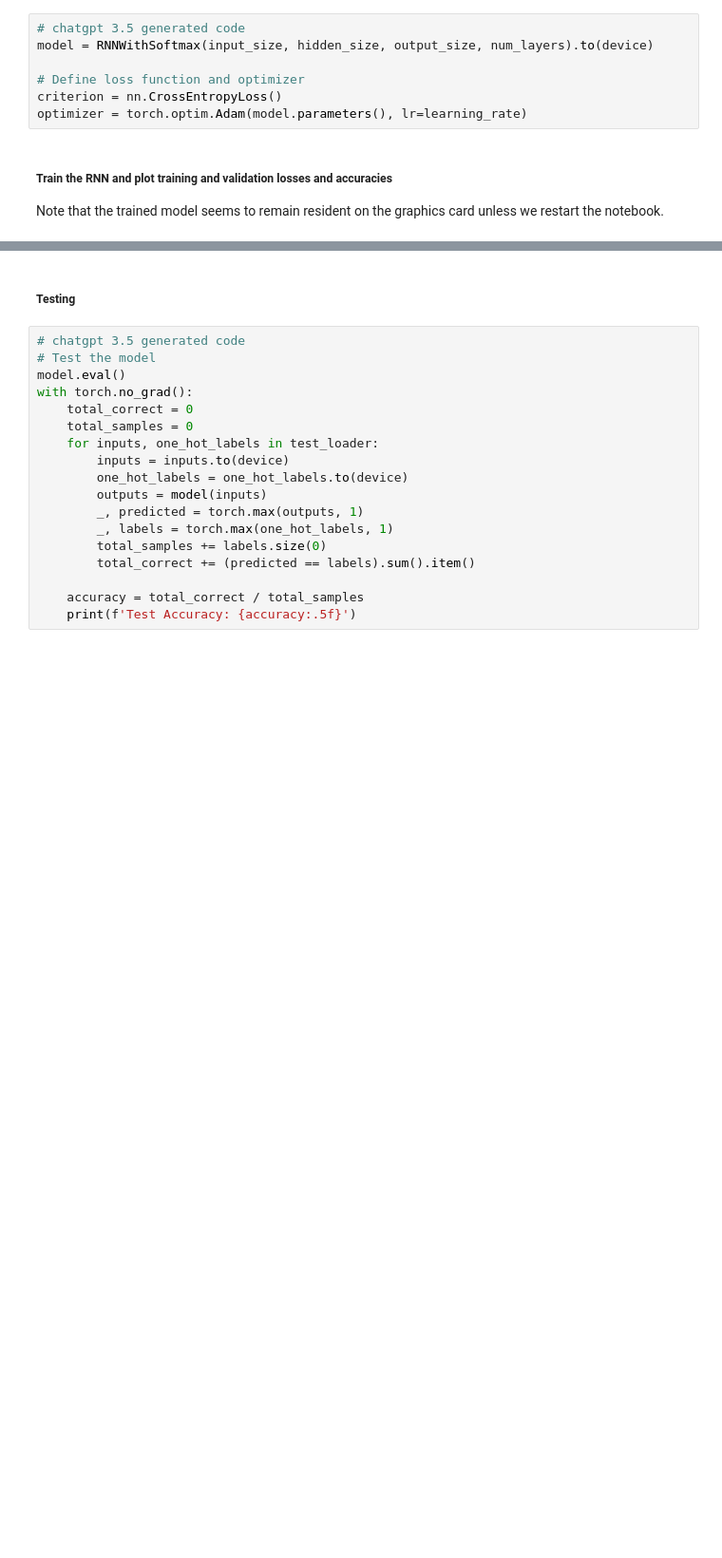
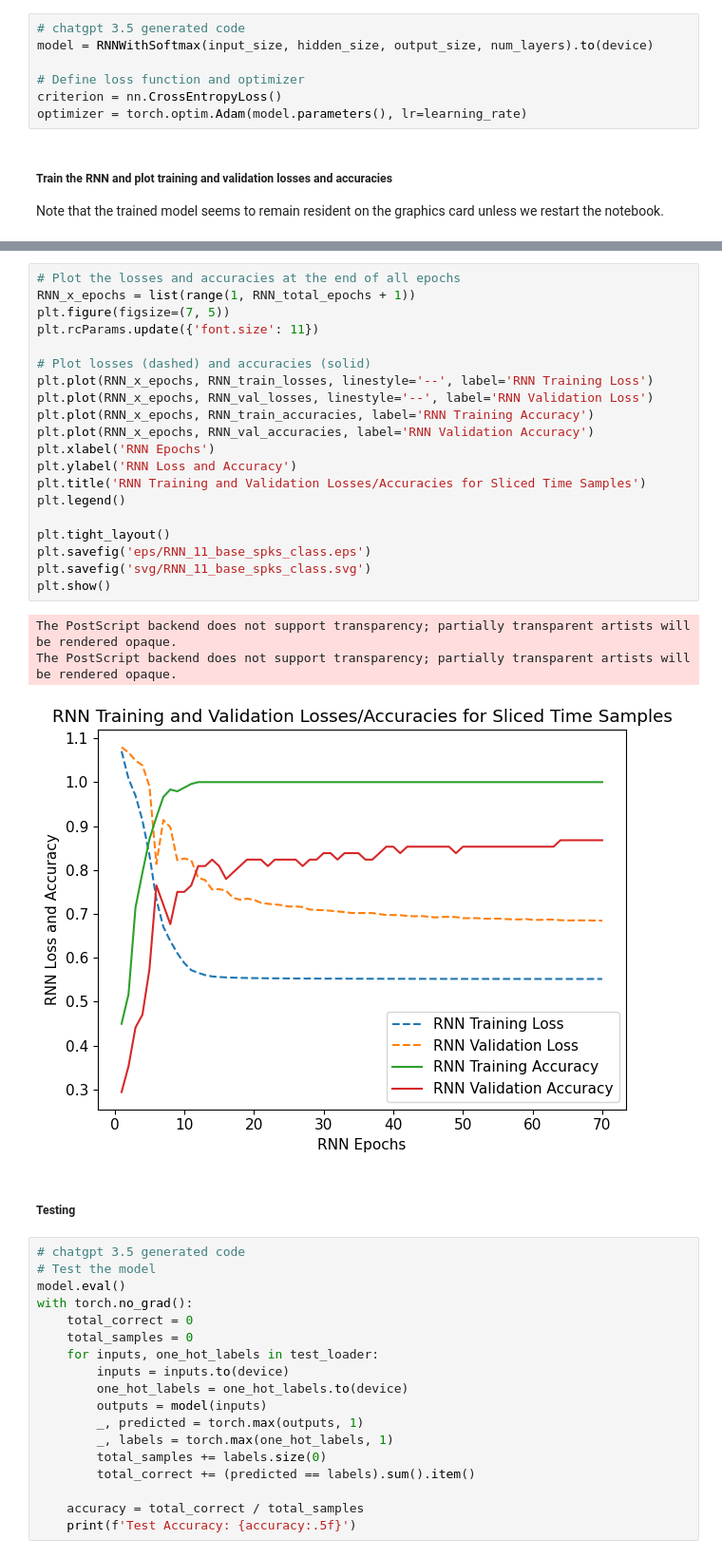
Before and after one commit to kkke/NeuroMatch_Project, a Jupyter notebook: ray notebook/notebook_rnn_lstm_gru_base_class.ipynb, the cells around one changed output, grey strips where cells are left out. Shown: that part at 95% size. Drawn from its saved outputs; the diff is of its cells as text; blank space fills up the shorter version.

Commit message:
updated plots

```diff
--- a/ray notebook/notebook_rnn_lstm_gru_base_class.ipynb
+++ b/ray notebook/notebook_rnn_lstm_gru_base_class.ipynb
@@ -457,3 +437,27 @@ The PostScript backend does not support transparency; partially transparent arti
+# %%
+# Plot the losses and accuracies at the end of all epochs
+RNN_x_epochs = list(range(1, RNN_total_epochs + 1))
+plt.figure(figsize=(7, 5))
+plt.rcParams.update({'font.size': 11})
+
+# Plot losses (dashed) and accuracies (solid)
+plt.plot(RNN_x_epochs, RNN_train_losses, linestyle='--', label='RNN Training Loss')
+plt.plot(RNN_x_epochs, RNN_val_losses, linestyle='--', label='RNN Validation Loss')
+plt.plot(RNN_x_epochs, RNN_train_accuracies, label='RNN Training Accuracy')
+plt.plot(RNN_x_epochs, RNN_val_accuracies, label='RNN Validation Accuracy')
+plt.xlabel('RNN Epochs')
+plt.ylabel('RNN Loss and Accuracy')
+plt.title('RNN Training and Validation Losses/Accuracies for Sliced Time Samples')
+plt.legend()
+
+plt.tight_layout()
+plt.savefig('eps/RNN_11_base_spks_class.eps')
+plt.savefig('svg/RNN_11_base_spks_class.svg')
+plt.show()
+# %% [output]
+The PostScript backend does not support transparency; partially transparent artists will be rendered opaque.
+The PostScript backend does not support transparency; partially transparent artists will be rendered opaque.
+[figure, added]
 # %% [markdown]
 ##### Testing
 # %%
```
Also changed, not shown: parts of 7 cells of this notebook, 14 other files.
